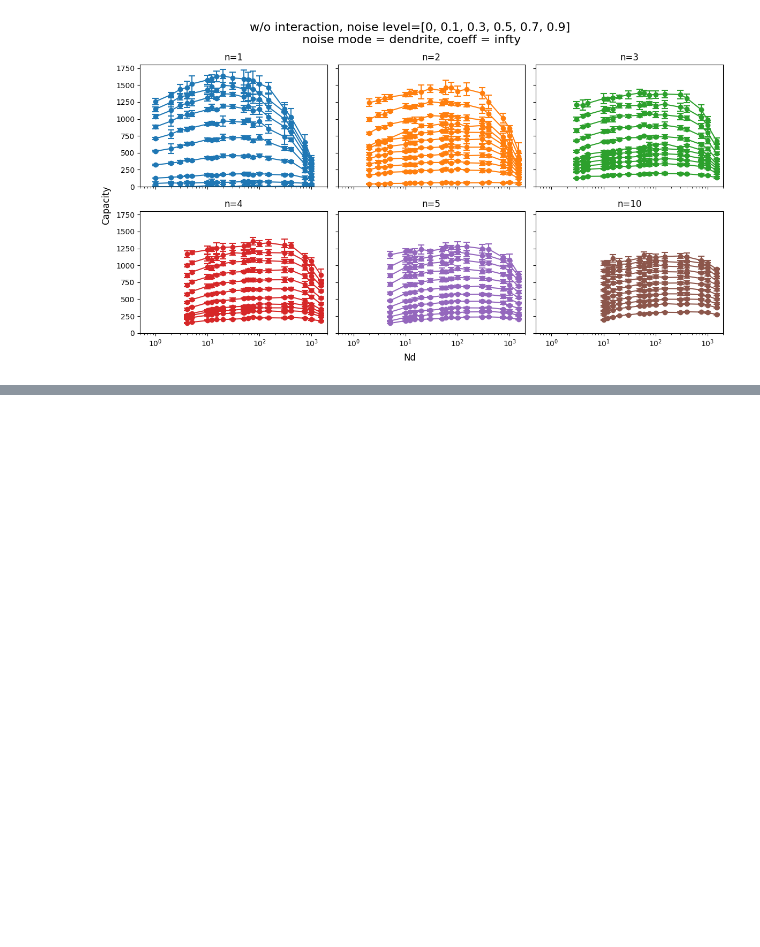
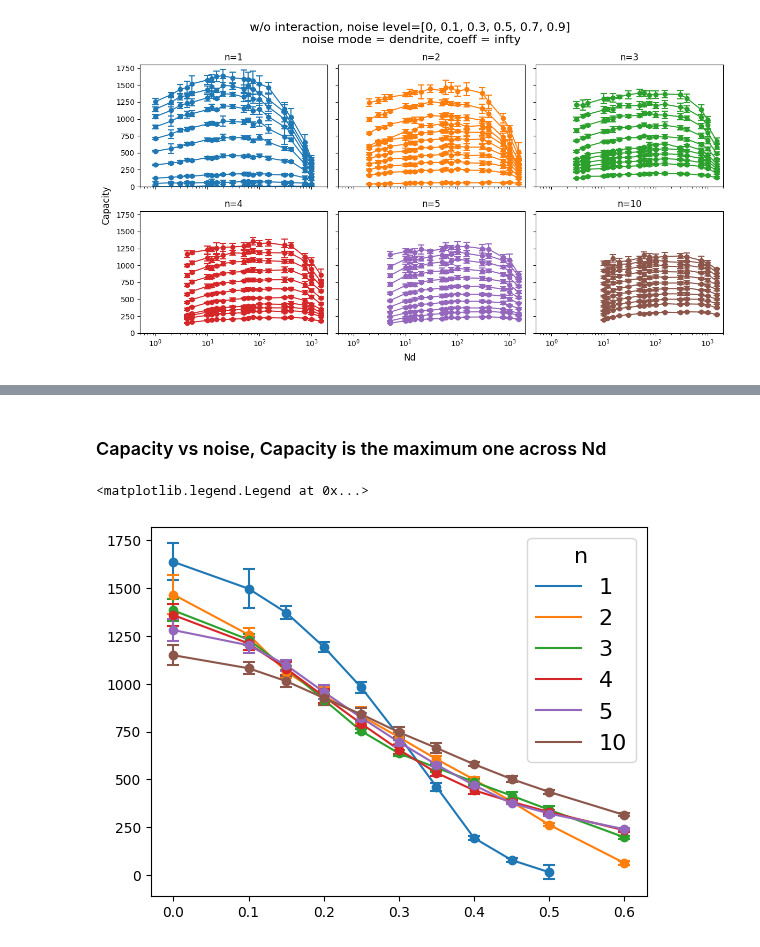
Before and after one commit to Cai-Fangxu/dendrite_familiarity_detection, a Jupyter notebook: common_data_processing/noisy_capacity_plots.ipynb, the cells around one changed output, grey strips where cells are left out. Drawn from its saved outputs; the diff is of its cells as text; code cells hidden in the pictures; blank space fills up the shorter version.

```diff
--- a/common_data_processing/noisy_capacity_plots.ipynb
+++ b/common_data_processing/noisy_capacity_plots.ipynb
@@ -431,0 +418,22 @@ plt.legend(fontsize=15)
+# %% [markdown]
+### Capacity vs noise, Capacity is the maximum one across Nd
+# %%
+max_df = df.loc[df.groupby(['noise', 'ndR'])['capacity'].idxmax()]
+for ndR_idx, ndR in enumerate(ndRlist):
+    subset_ndR = max_df[max_df['ndR'] == ndR]
+    subset_ndR = subset_ndR.sort_values("noise")
+    plt.plot(subset_ndR['noise'].to_numpy().astype(float), subset_ndR['capacity'], label=f"{ndR}", c=f"C{ndR_idx}")
+    plt.errorbar(
+        x=subset_ndR['noise'].to_numpy().astype(float),
+        y=subset_ndR['capacity'],
+        yerr=2.571*subset_ndR['sem'],
+        fmt='o',
+        capsize=4,
+        capthick=1.5,
+        elinewidth=1.5,
+        c=f"C{ndR_idx}"
+    )
+plt.legend(title='n', fontsize=16, title_fontsize=16, bbox_to_anchor=(1., 1))
+# %% [output]
+<matplotlib.legend.Legend at 0x...>
+[figure, added]
```
Also changed, not shown: parts of 26 cells of this notebook, 10 other files.
